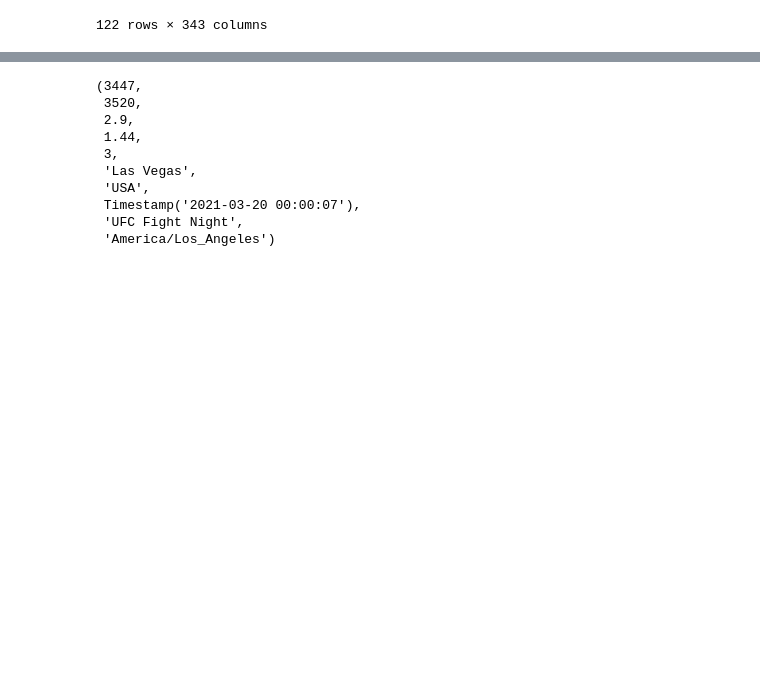
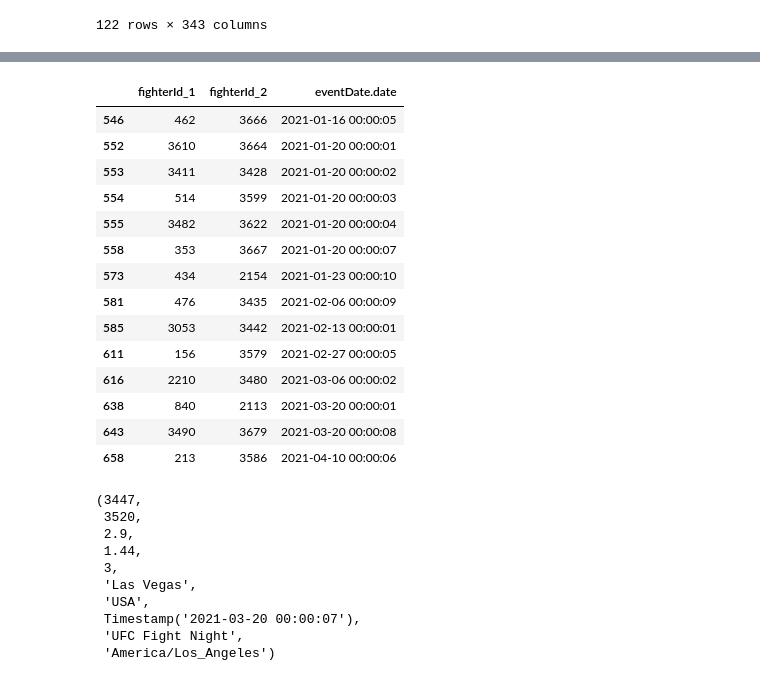
Before and after one commit to NikolayTV/UFC_3.0, a Jupyter notebook: Notebooks/api call.ipynb, the cells around one changed output, grey strips where cells are left out. Drawn from its saved outputs; the diff is of its cells as text; code cells hidden in the pictures; blank space fills up the shorter version.

```diff
--- a/Notebooks/api call.ipynb
+++ b/Notebooks/api call.ipynb
@@ -73,3 +92,21 @@ events_df
+# %%
+events_df[events_df['f1_count_of_fights'] == 0][['fighterId_1', 'fighterId_2', 'eventDate.date', ]]
+# %% [output]
+|  | fighterId_1 | fighterId_2 | eventDate.date |
+| 546 | 462 | 3666 | 2021-01-16 00:00:05 |
+| 552 | 3610 | 3664 | 2021-01-20 00:00:01 |
+| 553 | 3411 | 3428 | 2021-01-20 00:00:02 |
+| 554 | 514 | 3599 | 2021-01-20 00:00:03 |
+| 555 | 3482 | 3622 | 2021-01-20 00:00:04 |
+| 558 | 353 | 3667 | 2021-01-20 00:00:07 |
+| 573 | 434 | 2154 | 2021-01-23 00:00:10 |
+| 581 | 476 | 3435 | 2021-02-06 00:00:09 |
+| 585 | 3053 | 3442 | 2021-02-13 00:00:01 |
+| 611 | 156 | 3579 | 2021-02-27 00:00:05 |
+| 616 | 2210 | 3480 | 2021-03-06 00:00:02 |
+| 638 | 840 | 2113 | 2021-03-20 00:00:01 |
+| 643 | 3490 | 3679 | 2021-03-20 00:00:08 |
+| 658 | 213 | 3586 | 2021-04-10 00:00:06 |
 # %%
 indexes = events_df.index
 f1_id, f2_id, f1_odd, f2_odd, weightCategory_id, city, country, eventDate, eventName, eventTimezone = \
```
Also changed, not shown: parts of 9 cells of this notebook, 3 other files.
